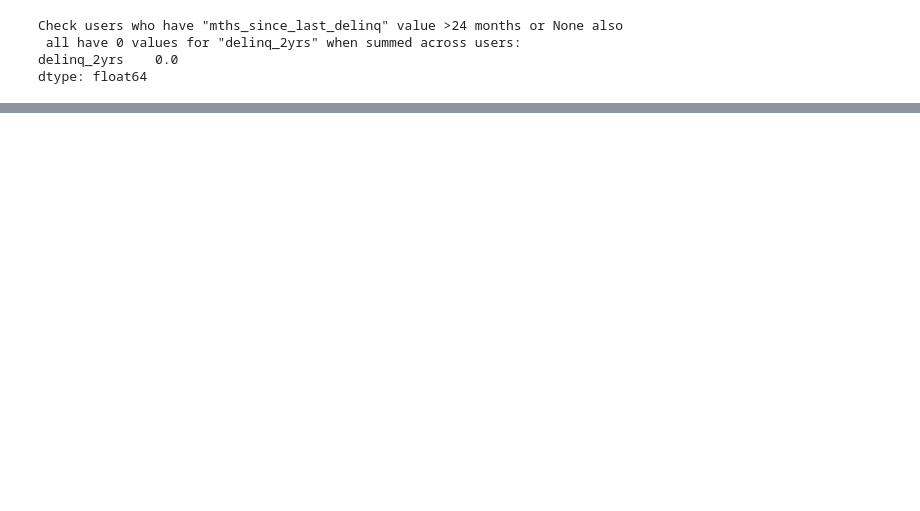
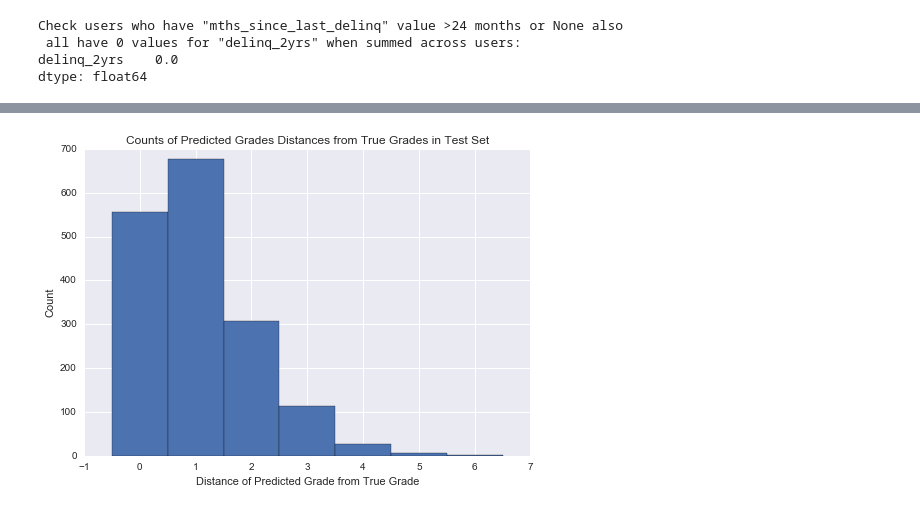
Before and after one commit to abains05/regalii_project_code, a Jupyter notebook: lending_club_all_extratrees.ipynb, the cells around one changed output, grey strips where cells are left out. Cells and saved outputs as stored; diff of their text form; code cells hidden in the pictures; blank space fills up the shorter version.

Commit message:
Cleaning up/clarification of code in progress. Done until initial analysis of All-Feature prediction accuracies (overall accuracy and distance accuracy histogram)

```diff
--- a/lending_club_all_extratrees.ipynb
+++ b/lending_club_all_extratrees.ipynb
@@ -496,0 +391,63 @@ ExtraTreesClassifier(bootstrap=True, class_weight='balanced_subsample',
+# %%
+#Show what the predicted classification accuracy would be if just chose most frequent grade in
+#the train data as the predicted classification for all test samples. This is a baseline to
+#which to compare model results.
+grades = np.unique(loans.loc[:,'grade'].values)
+grade_counts_all,_ = np.histogram(train_labels_all, bins=np.arange(-0.5,len(grades)+0.5))
+print('Accuracy if just chose most common training class : ', max(grade_counts_all/grade_counts_all.sum()))
+print()
+print()
+
+############### ALL-FEATURE PREDICTIONS ################
+
+#Use classifier to return accuracy score based on binary correct/incorrect grade classification.
+print('Proportion of correct test predictions (all-feature data): ',extra_all.score(test_features_all, test_labels_all))
+
+#In addition to a score based on binary correct/incorrect grade prediction, also determine score
+#based on how close grade assignment was to actual grade in all-feature data (e.g. predicted
+#grade of 'A' when true grade was 'C' would be an error of 2). Show the median of this score.
+predicted_labels_all = extra_all.predict(test_features_all)
+
+#Count how many test samples were at what distance from the correct class and plot histogram for all-feature data
+prediction_distances_all = np.fabs(test_labels_all-predicted_labels_all)
+distance_counts_all, bin_edges = np.histogram(prediction_distances_all, bins=np.arange(-0.5,len(grades)+0.5))
+plt.bar(bin_edges[:len(distance_counts_all)], distance_counts_all, width=1)
+plt.title('Counts of Predicted Grades Distances from True Grades in Test Set')
+plt.xlabel('Distance of Predicted Grade from True Grade')
+plt.ylabel('Count')
+
+#Check that the model did not mostly output the most common class in the training data to achieve the given
+#accuracy level (proportions of different grades predicted grade set should be similar to training data).
+print('Train set grade proportions (all-feature data):')
+class_proportions = np.zeros((1,len(distance_counts_all)))
+for i, grade in enumerate(grades):
+    class_proportions[0,i] = len([x for x in train_labels_all if x == i])/len(train_labels_all)
+    print(grade, ': ', class_proportions[0,i])
+
+print()
+
+print('Predicted grade proportions (all-feature data):')
+for i, grade in enumerate(grades):
+    print(grade, ': ', len([x for x in predicted_labels_all if x == i])/len(predicted_labels_all))
+
+#Determine the error distance counts that would occur if class labels were guessed at random at the
+#frequency with which each label appeared in the training data
+guess_joint_prob = np.tile(class_proportions, (len(distance_counts_all),1))*np.tile(class_proportions.T, len(distance_counts_all))
+random_guess_distance_counts = np.zeros(len(distance_counts_all))
+for i in range(len(grades)):
+    for j in range(len(distance_counts_all)):
+        if i-j >= 0:
+            random_guess_distance_counts[i-j] += guess_joint_prob[i,j]*len(test_labels_all)
+        elif j-i > 0:
+            random_guess_distance_counts[j-i] += guess_joint_prob[i,j]*len(test_labels_all)
+
+#Determine the error distance counts that would occur if the most frequent training class label was guessed
+#in every test case
+frequent_class_guess_distance_counts = np.zeros(len(distance_counts_all))
+max_freq_id = np.argmax(class_proportions)
+for i, grade in enumerate(grades):
+    dist = np.fabs(i - max_freq_id)
+    frequent_class_guess_distance_counts[dist] += class_proportions[0][i]*len(test_labels_all)
+
+del grade, i, dist, max_freq_id
+# %% [output]
@@ -497 +471,2 @@ ExtraTreesClassifier(bootstrap=True, class_weight='balanced_subsample',
+[figure, added]
 # %%
```
Also changed, not shown: parts of 24 cells of this notebook.
